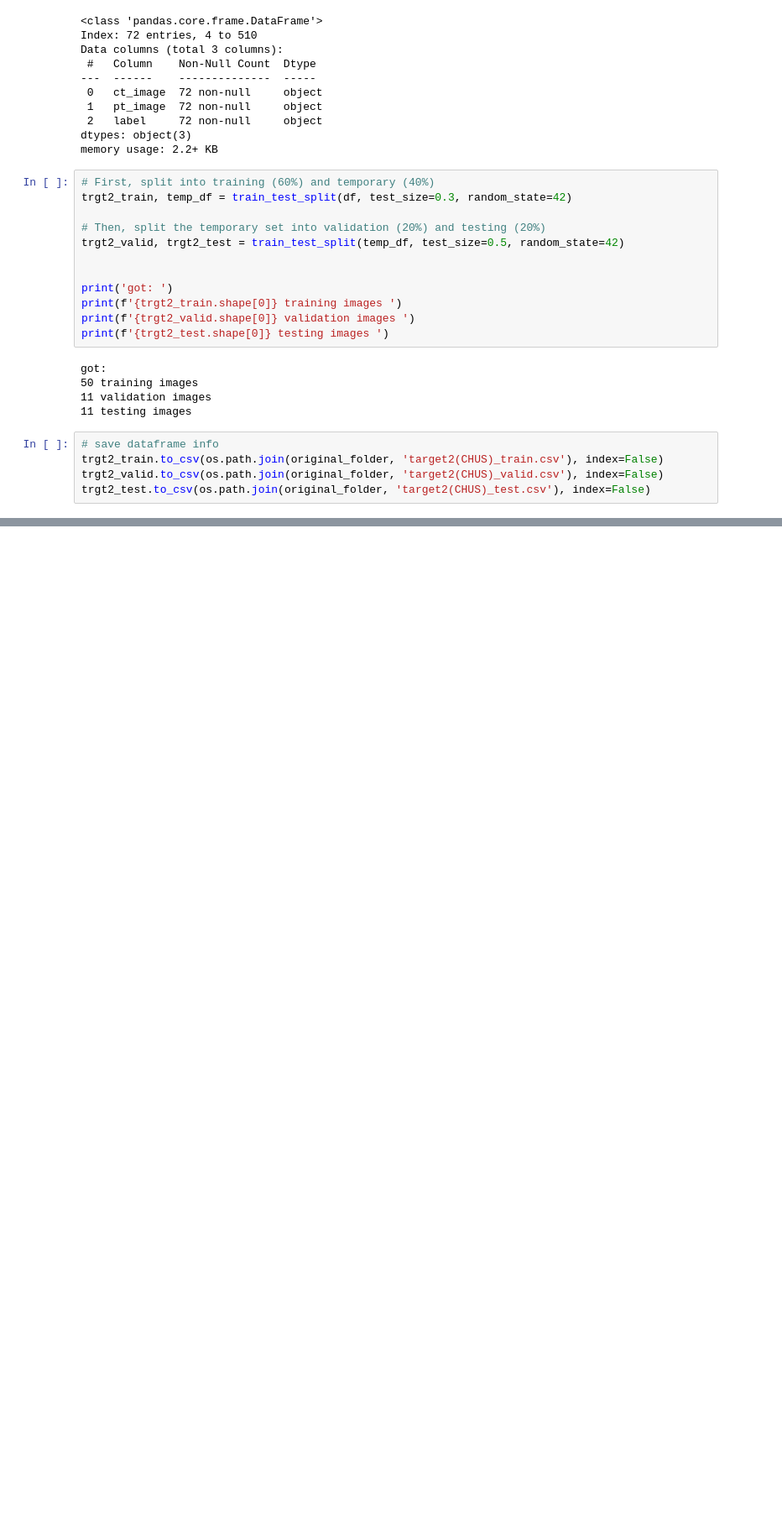
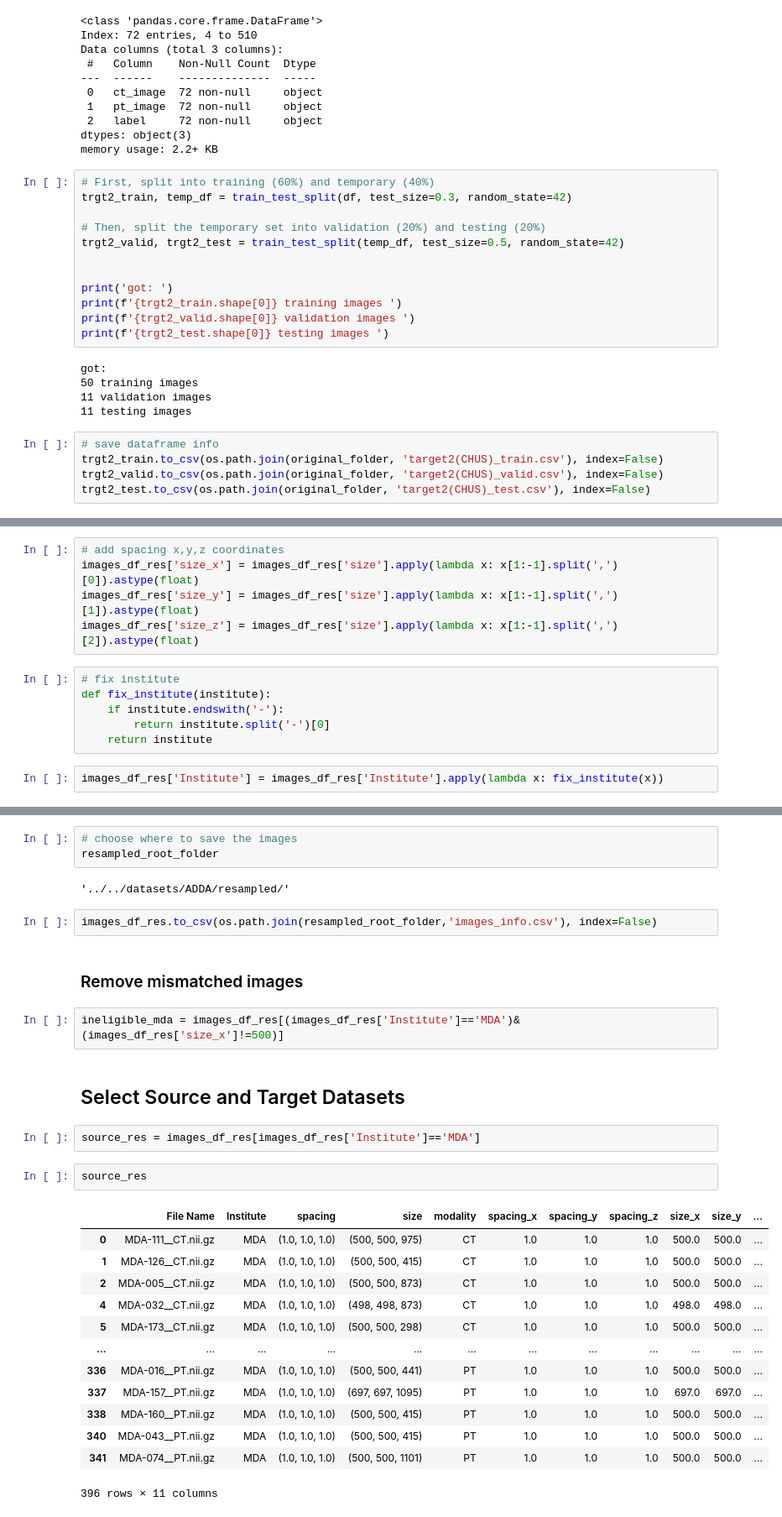
Before and after one commit to ahmedqasem/nii_data, a Jupyter notebook: notebooks/Dataset Split.ipynb, the cells around one changed output, grey strips where cells are left out. Shown at 84% size. Saved outputs shown, nothing was run; the diff lists cells and outputs as text; blank space fills up the shorter version.

```diff
--- a/notebooks/Dataset Split.ipynb
+++ b/notebooks/Dataset Split.ipynb
@@ -561,0 +721,13 @@ trgt2_test.to_csv(os.path.join(original_folder, 'target2(CHUS)_test.csv'), index
+# %%
+# add spacing x,y,z coordinates
+images_df_res['size_x'] = images_df_res['size'].apply(lambda x: x[1:-1].split(',')[0]).astype(float)
+images_df_res['size_y'] = images_df_res['size'].apply(lambda x: x[1:-1].split(',')[1]).astype(float)
+images_df_res['size_z'] = images_df_res['size'].apply(lambda x: x[1:-1].split(',')[2]).astype(float)
+# %%
+# fix institute
+def fix_institute(institute):
+    if institute.endswith('-'):
+        return institute.split('-')[0]
+    return institute
+# %%
+images_df_res['Institute'] = images_df_res['Institute'].apply(lambda x: fix_institute(x))
@@ -561,0 +802,31 @@ trgt2_test.to_csv(os.path.join(original_folder, 'target2(CHUS)_test.csv'), index
+# %%
+# choose where to save the images
+resampled_root_folder
+# %% [output]
+'../../datasets/ADDA/resampled/'
+# %%
+images_df_res.to_csv(os.path.join(resampled_root_folder,'images_info.csv'), index=False)
+# %% [markdown]
+### Remove mismatched images
+# %%
+ineligible_mda = images_df_res[(images_df_res['Institute']=='MDA')&(images_df_res['size_x']!=500)]
+# %% [markdown]
+## Select Source and Target Datasets
+# %%
+source_res = images_df_res[images_df_res['Institute']=='MDA']
+# %%
+source_res
+# %% [output]
+|  | File Name | Institute | spacing | size | modality | spacing_x | spacing_y | spacing_z | size_x | size_y | ... |
+| 0 | MDA-111__CT.nii.gz | MDA | (1.0, 1.0, 1.0) | (500, 500, 975) | CT | 1.0 | 1.0 | 1.0 | 500.0 | 500.0 | ... |
+| 1 | MDA-126__CT.nii.gz | MDA | (1.0, 1.0, 1.0) | (500, 500, 415) | CT | 1.0 | 1.0 | 1.0 | 500.0 | 500.0 | ... |
+| 2 | MDA-005__CT.nii.gz | MDA | (1.0, 1.0, 1.0) | (500, 500, 873) | CT | 1.0 | 1.0 | 1.0 | 500.0 | 500.0 | ... |
+| 4 | MDA-032__CT.nii.gz | MDA | (1.0, 1.0, 1.0) | (498, 498, 873) | CT | 1.0 | 1.0 | 1.0 | 498.0 | 498.0 | ... |
+| 5 | MDA-173__CT.nii.gz | MDA | (1.0, 1.0, 1.0) | (500, 500, 298) | CT | 1.0 | 1.0 | 1.0 | 500.0 | 500.0 | ... |
+| ... | ... | ... | ... | ... | ... | ... | ... | ... | ... | ... | ... |
+| 336 | MDA-016__PT.nii.gz | MDA | (1.0, 1.0, 1.0) | (500, 500, 441) | PT | 1.0 | 1.0 | 1.0 | 500.0 | 500.0 | ... |
+| 337 | MDA-157__PT.nii.gz | MDA | (1.0, 1.0, 1.0) | (697, 697, 1095) | PT | 1.0 | 1.0 | 1.0 | 697.0 | 697.0 | ... |
+| 338 | MDA-160__PT.nii.gz | MDA | (1.0, 1.0, 1.0) | (500, 500, 415) | PT | 1.0 | 1.0 | 1.0 | 500.0 | 500.0 | ... |
+| 340 | MDA-043__PT.nii.gz | MDA | (1.0, 1.0, 1.0) | (500, 500, 415) | PT | 1.0 | 1.0 | 1.0 | 500.0 | 500.0 | ... |
+| 341 | MDA-074__PT.nii.gz | MDA | (1.0, 1.0, 1.0) | (500, 500, 1101) | PT | 1.0 | 1.0 | 1.0 | 500.0 | 500.0 | ... |
+396 rows × 11 columns
```
Also changed, not shown: parts of 43 cells of this notebook, 3 other files.
